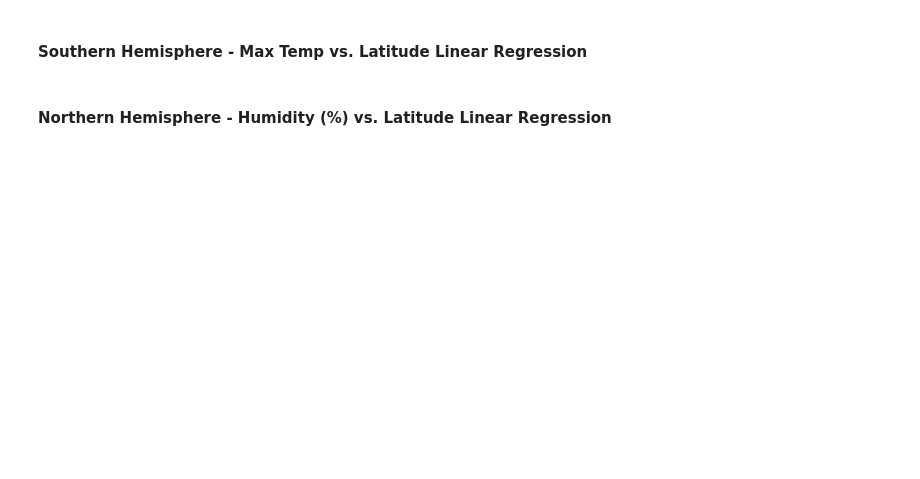
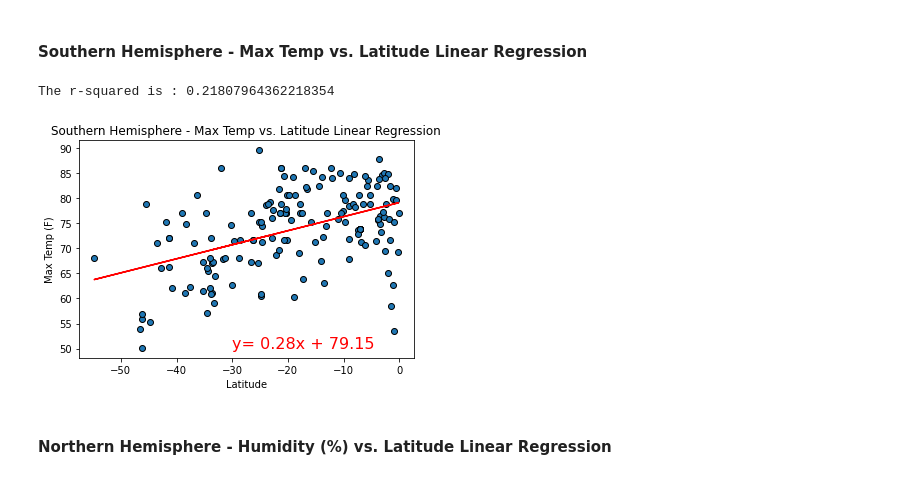
Before and after one commit to chiiliensun/PythonAPIs, a Jupyter notebook: WeatherPy/WeatherPy_code.ipynb, the cells around one changed output. Saved outputs shown, nothing was run; the diff lists cells and outputs as text; code cells hidden in the pictures; blank space fills up the shorter version.

```diff
--- a/WeatherPy/WeatherPy_code.ipynb
+++ b/WeatherPy/WeatherPy_code.ipynb
@@ -285,4 +297,15 @@ southern_hemis_df = weather_df.loc[weather_df['Lat'] < 0]
 # %% [markdown]
 #### Southern Hemisphere - Max Temp vs. Latitude Linear Regression
+# %%
+eq2 = linear_regress(southern_hemis_df['Lat'], southern_hemis_df['Max Temp (F)'])
+annotate(eq2, -30, 50)
+plt.title('Southern Hemisphere - Max Temp vs. Latitude Linear Regression')
+plt.xlabel('Latitude')
+plt.ylabel('Max Temp (F)')
+plt.savefig('../Images/SH_tempVlat_linear')
+plt.show()
+# %% [output]
+The r-squared is : 0.21807964362218354
+[figure, added]
 # %% [markdown]
 #### Northern Hemisphere - Humidity (%) vs. Latitude Linear Regression
```
Also changed, not shown: parts of 4 cells of this notebook, 2 other files.
